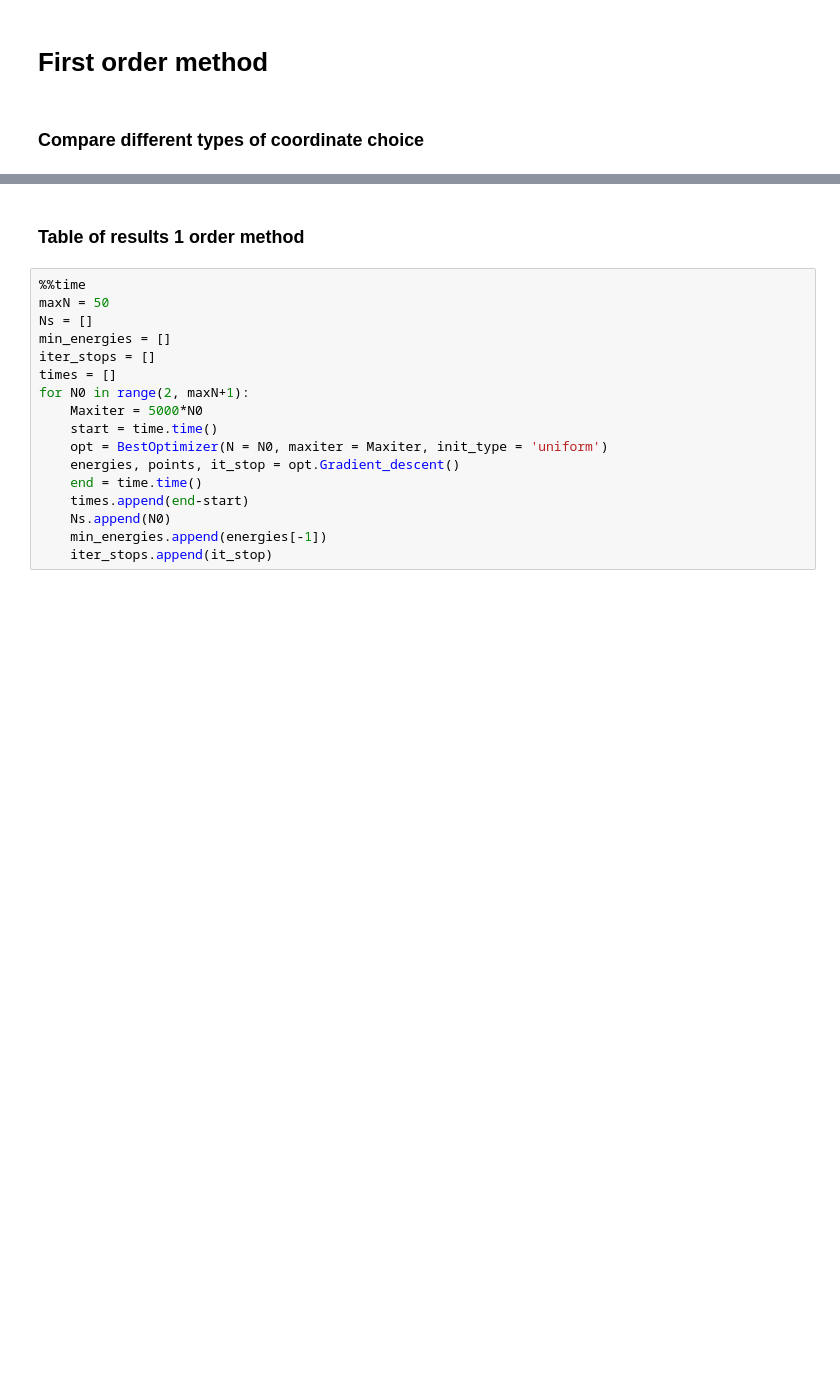
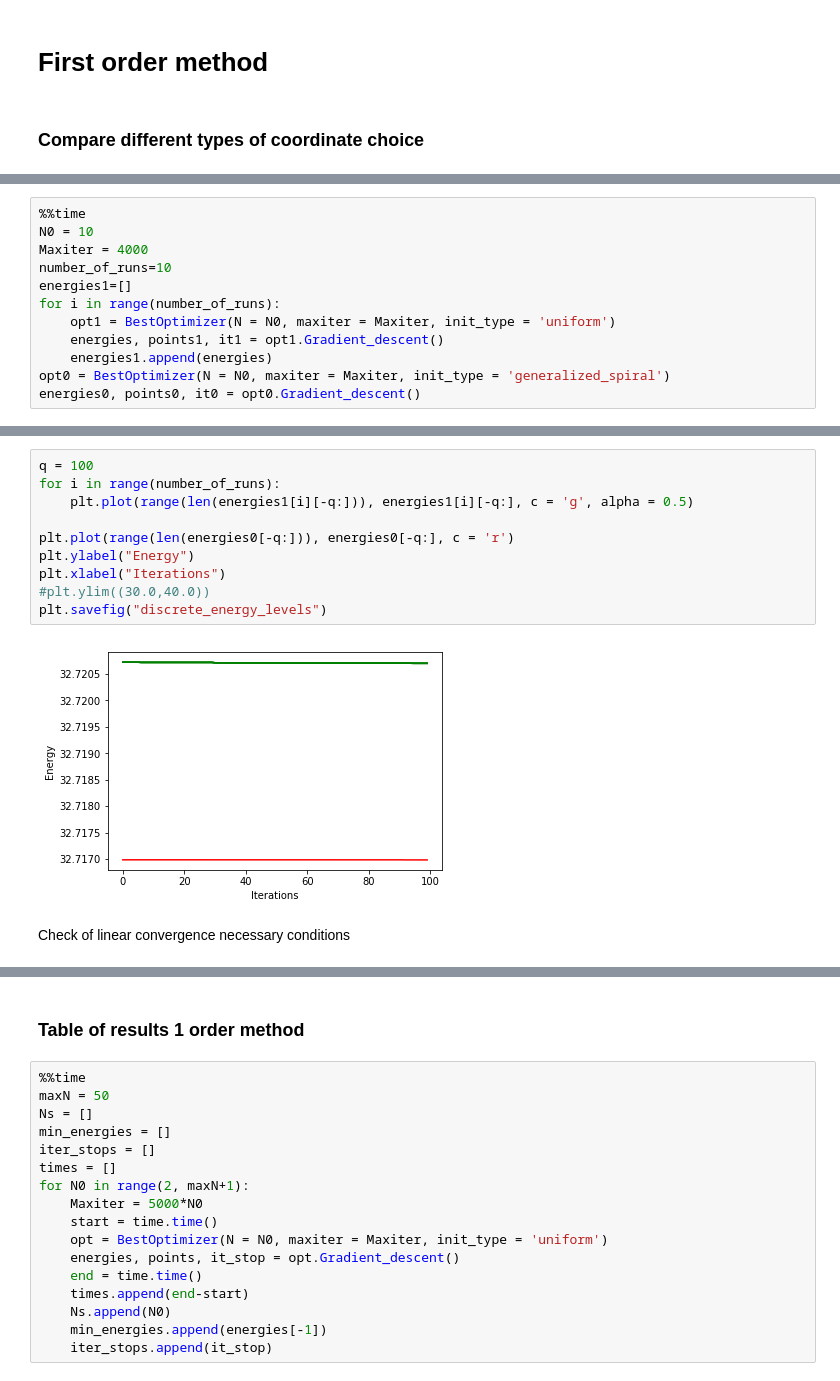
Before and after one commit to Ilyas979/Fekete-Problem, a Jupyter notebook: Fekete_code.ipynb, the cells around one changed output, grey strips where cells are left out. Cells and saved outputs as stored; diff of their text form; blank space fills up the shorter version.

```diff
--- a/Fekete_code.ipynb
+++ b/Fekete_code.ipynb
@@ -394,0 +478,12 @@ print(energies3[-1])
+# %%
+%%time
+N0 = 10
+Maxiter = 4000
+number_of_runs=10
+energies1=[]
+for i in range(number_of_runs):
+    opt1 = BestOptimizer(N = N0, maxiter = Maxiter, init_type = 'uniform')
+    energies, points1, it1 = opt1.Gradient_descent()
+    energies1.append(energies)
+opt0 = BestOptimizer(N = N0, maxiter = Maxiter, init_type = 'generalized_spiral')
+energies0, points0, it0 = opt0.Gradient_descent()
@@ -394,0 +493,14 @@ print(energies3[-1])
+# %%
+q = 100
+for i in range(number_of_runs):
+    plt.plot(range(len(energies1[i][-q:])), energies1[i][-q:], c = 'g', alpha = 0.5)
+
+plt.plot(range(len(energies0[-q:])), energies0[-q:], c = 'r')
+plt.ylabel("Energy")
+plt.xlabel("Iterations")
+#plt.ylim((30.0,40.0))
+plt.savefig("discrete_energy_levels")
+# %% [output]
+[figure, added]
+# %% [markdown]
+Check of linear convergence necessary conditions
```
Also changed, not shown: parts of 39 cells of this notebook.
